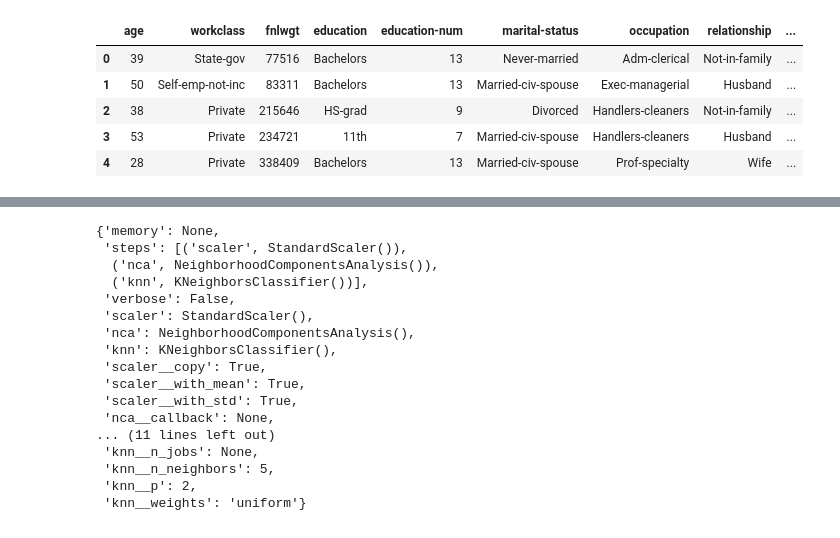
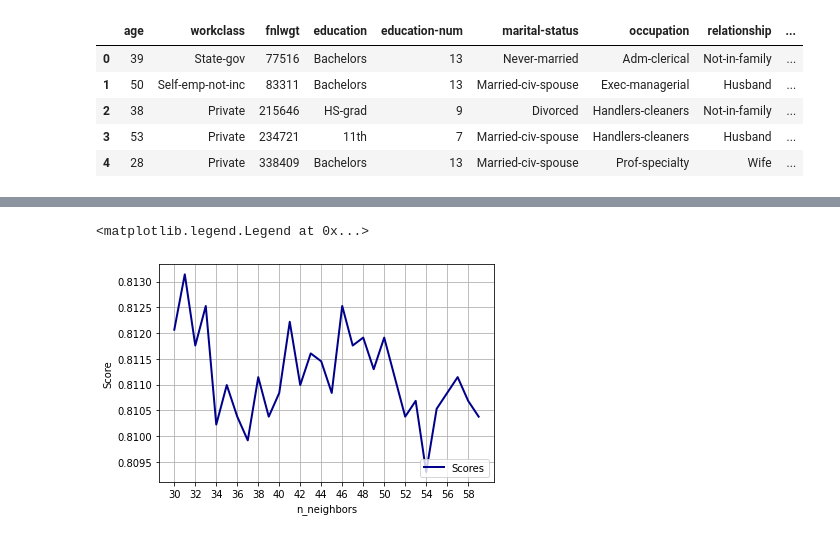
Before and after one commit to nitesh2104/ML, a Jupyter notebook: Supervised-Learning/KNN/KNN_Income.ipynb, the cells around one changed output, grey strips where cells are left out. Cells and saved outputs as stored; diff of their text form; code cells hidden in the pictures.

```diff
--- a/Supervised-Learning/KNN/KNN_Income.ipynb
+++ b/Supervised-Learning/KNN/KNN_Income.ipynb
@@ -143,20 +251,0 @@ Accuracy Score: 0.7851988331030247
-# %%
-clf_cv.estimator.get_params()
-# %% [output]
-{'memory': None,
- 'steps': [('scaler', StandardScaler()),
-  ('nca', NeighborhoodComponentsAnalysis()),
-  ('knn', KNeighborsClassifier())],
- 'verbose': False,
- 'scaler': StandardScaler(),
- 'nca': NeighborhoodComponentsAnalysis(),
- 'knn': KNeighborsClassifier(),
- 'scaler__copy': True,
- 'scaler__with_mean': True,
- 'scaler__with_std': True,
- 'nca__callback': None,
-... (11 lines left out)
- 'knn__n_jobs': None,
- 'knn__n_neighbors': 5,
- 'knn__p': 2,
- 'knn__weights': 'uniform'}
@@ -230,0 +252,12 @@ plot_learning_curve(clf_cv.estimator, title, X, y,  ylim=(0.5, 1.01), cv=cv, n_j
+# %%
+lw = 2
+param_list = np.arange(30, 60, 1)
+plt.plot(param_list, clf_score_list, label="Scores", color="darkblue", lw=lw)
+plt.xlabel('n_neighbors')
+plt.ylabel("Score")
+plt.xticks(np.arange(30, 60, 2.0))
+plt.grid()
+plt.legend(loc='lower right')
+# %% [output]
+<matplotlib.legend.Legend at 0x...>
+[figure, added]
```
Also changed, not shown: parts of 18 cells of this notebook, 3 other files.
